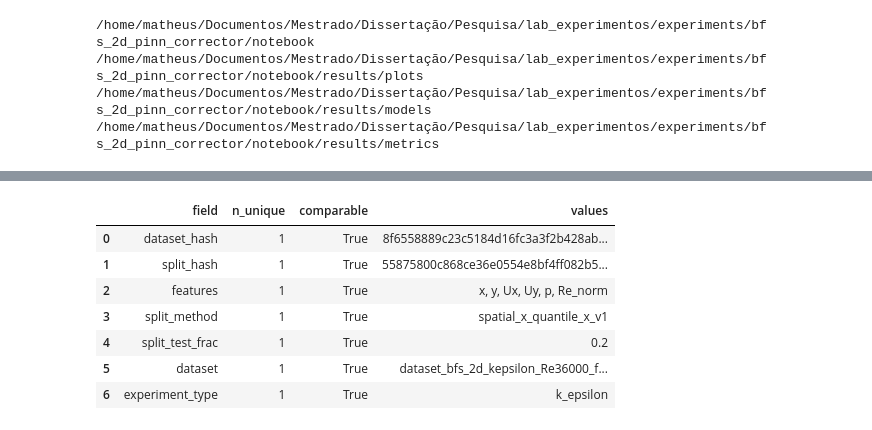
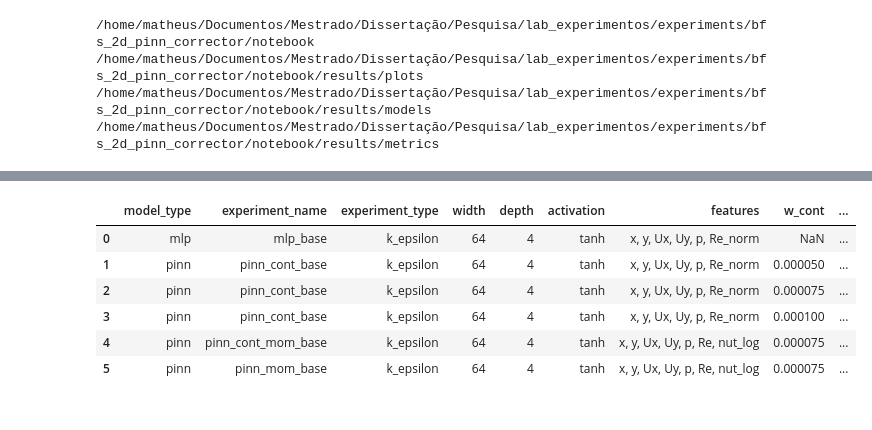
Before and after one commit to borges12matheus/pinn_hybrid_experiments, a Jupyter notebook: notebook/bfs2d_pipeline_baseline_v0.ipynb, the cells around one changed output, grey strips where cells are left out. Cells and saved outputs as stored; diff of their text form; code cells hidden in the pictures.

```diff
--- a/notebook/bfs2d_pipeline_baseline_v0.ipynb
+++ b/notebook/bfs2d_pipeline_baseline_v0.ipynb
@@ -53,12 +83,11 @@ df
 # %%
-df = pd.read_csv(PATH_EXP_DIR / "results/comparisons/comparability_report.csv")
-df
+df2 = pd.read_csv(PATH_EXP_DIR / "results/comparisons/experiments_publication.csv")
+df2
 # %% [output]
-|  | field | n_unique | comparable | values |
-| 0 | dataset_hash | 1 | True | 8f6558889c23c5184d16fc3a3f2b428ab... |
-| 1 | split_hash | 1 | True | 55875800c868ce36e0554e8bf4ff082b5... |
-| 2 | features | 1 | True | x, y, Ux, Uy, p, Re_norm |
-| 3 | split_method | 1 | True | spatial_x_quantile_x_v1 |
-| 4 | split_test_frac | 1 | True | 0.2 |
-| 5 | dataset | 1 | True | dataset_bfs_2d_kepsilon_Re36000_f... |
-| 6 | experiment_type | 1 | True | k_epsilon |
+|  | model_type | experiment_name | experiment_type | width | depth | activation | features | w_cont | ... |
+| 0 | mlp | mlp_base | k_epsilon | 64 | 4 | tanh | x, y, Ux, Uy, p, Re_norm | NaN | ... |
+| 1 | pinn | pinn_cont_base | k_epsilon | 64 | 4 | tanh | x, y, Ux, Uy, p, Re_norm | 0.000050 | ... |
+| 2 | pinn | pinn_cont_base | k_epsilon | 64 | 4 | tanh | x, y, Ux, Uy, p, Re_norm | 0.000075 | ... |
+| 3 | pinn | pinn_cont_base | k_epsilon | 64 | 4 | tanh | x, y, Ux, Uy, p, Re_norm | 0.000100 | ... |
+| 4 | pinn | pinn_cont_mom_base | k_epsilon | 64 | 4 | tanh | x, y, Ux, Uy, p, Re, nut_log | 0.000075 | ... |
+| 5 | pinn | pinn_mom_base | k_epsilon | 64 | 4 | tanh | x, y, Ux, Uy, p, Re, nut_log | 0.000075 | ... |
```
Also changed, not shown: parts of 5 cells of this notebook, 54 other files.
